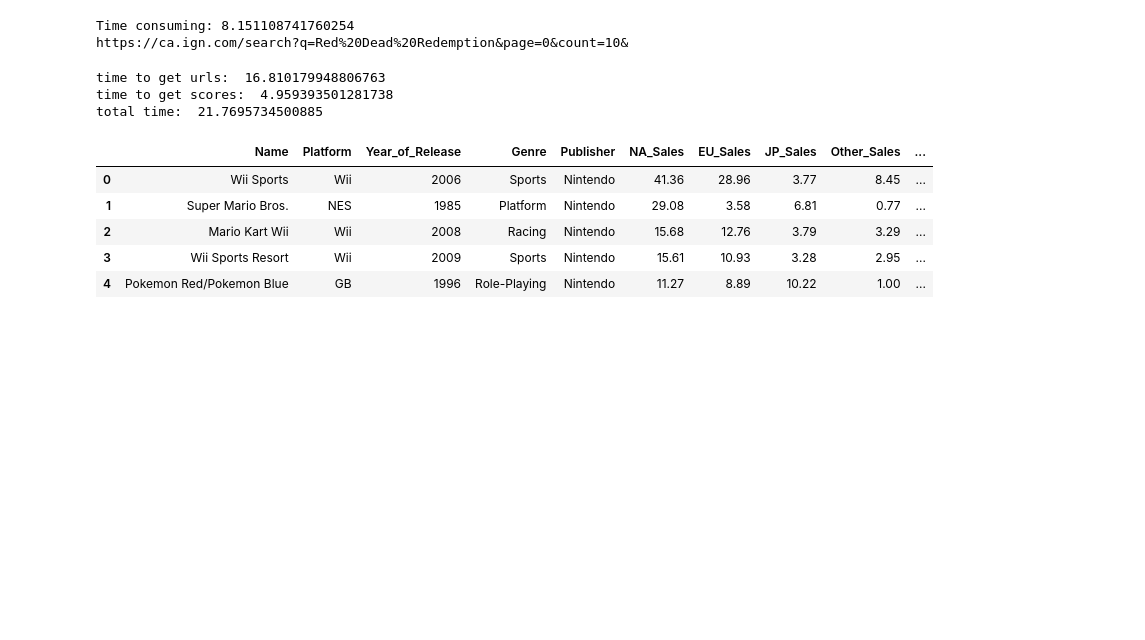
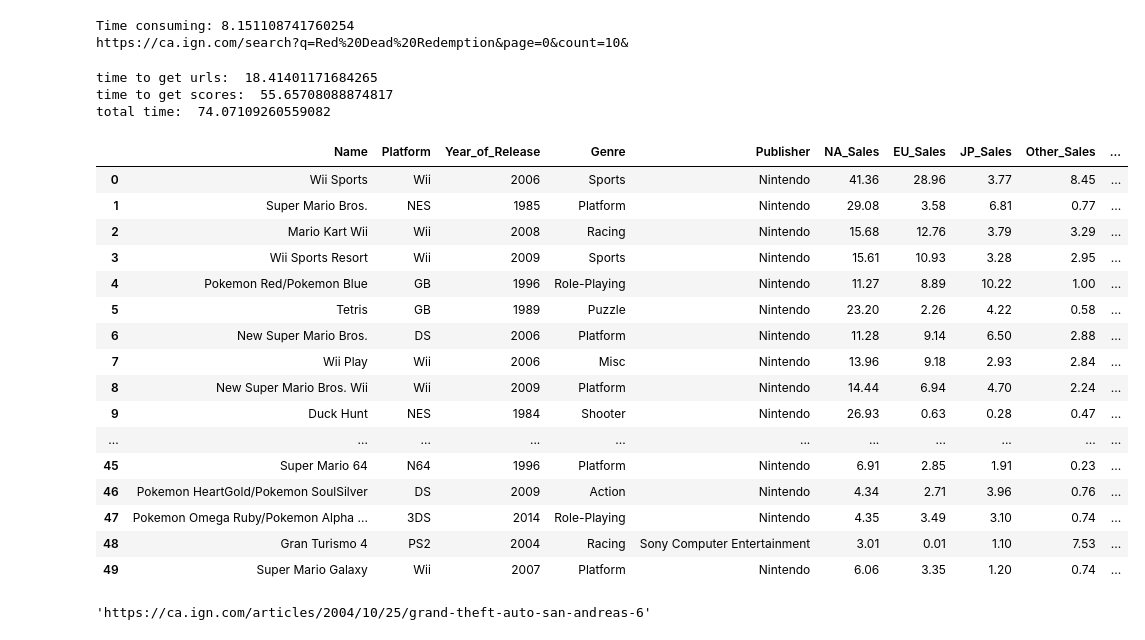
Before and after one commit to Thiagobc23/WebScraper, a Jupyter notebook: Scraper.ipynb, the cells around one changed output. Saved outputs shown, nothing was run; the diff lists cells and outputs as text; code cells hidden in the pictures; blank space fills up the shorter version.

```diff
--- a/Scraper.ipynb
+++ b/Scraper.ipynb
@@ -261,9 +261,12 @@ def getIndex(myList, search):
 
 # refine by seeking a term until your list reach the defined limit of items
 def lookup(myList, desiredSize):
-    while len(myList) > desiredSize:
-        soup = myList[getIndex(myList, '*review-score*')]
-        myList = list(soup.children)
+    try:
+        while len(myList) > desiredSize:
+            soup = myList[getIndex(myList, '*review-score*')]
+            myList = list(soup.children)
+    except:
+        myList = []
     return myList
 
 # look for attribute href in the anchors and append the found link to the webpages list
@@ -278,46 +281,67 @@ def getAttr(anchors):
 
 
 # Define the lists where the results will be saved
 scores = []
 webpages = []
 games = []
 
 # Check every url of the list created with selenium
 for url in urlList:
     # get content and refine list to 3 items
     myList = getContent(url)
     myList = lookup(myList, 3)
+    # try getting the scores, if not found record as null
+    try:
+        # get the item containing the href and list all the anchors
+        soup = myList[getIndex(myList, '*https://ca.ign.com/games/*')]
+        anchors = soup.findAll('a')
+        # get the link and the game name from the anchor and append them to their lists
+        attributes = getAttr(anchors)
+        webpages.append(attributes['webpage'])
+        games.append(attributes['game'])
 
-    # get the item containing the href and list all the anchors
-    soup = myList[getIndex(myList, '*href*')]
-    anchors = soup.findAll('a')
-    # get the link and the game name from the anchor and append them to their lists
-    attributes = getAttr(anchors)
-    webpages.append(attributes['webpage'])
-    games.append(attributes['game'])
-
-    # get the review and format it properlly
-    myList = lookup(myList, 1)
-    text = str(myList)[4:27:]
-    scores.append(text.strip())
+        # get the review and format it properlly
+        myList = lookup(myList, 1)
+        text = str(myList)[4:27:]
+        scores.append(text.strip())
+    except:
+        webpages.append('null')
+        games.append('null')
+        scores.append('null')
 
 # print performance
 t3 = time.time()
 print('time to get scores: ',t3-t2)
 print('total time: ',t3-t1)
 
 # add all lists to dataframe and display headers
 dataFrame['IGN_title'] = games
 dataFrame['IGN_source'] = webpages
 dataFrame['IGN_score'] = scores
-dataFrame.head()
+dataFrame
 # %% [output]
-time to get urls:  16.810179948806763
-time to get scores:  4.959393501281738
-total time:  21.7695734500885
+time to get urls:  18.41401171684265
+time to get scores:  55.65708088874817
+total time:  74.07109260559082
 |  | Name | Platform | Year_of_Release | Genre | Publisher | NA_Sales | EU_Sales | JP_Sales | Other_Sales | ... |
 | 0 | Wii Sports | Wii | 2006 | Sports | Nintendo | 41.36 | 28.96 | 3.77 | 8.45 | ... |
 | 1 | Super Mario Bros. | NES | 1985 | Platform | Nintendo | 29.08 | 3.58 | 6.81 | 0.77 | ... |
 | 2 | Mario Kart Wii | Wii | 2008 | Racing | Nintendo | 15.68 | 12.76 | 3.79 | 3.29 | ... |
 | 3 | Wii Sports Resort | Wii | 2009 | Sports | Nintendo | 15.61 | 10.93 | 3.28 | 2.95 | ... |
 | 4 | Pokemon Red/Pokemon Blue | GB | 1996 | Role-Playing | Nintendo | 11.27 | 8.89 | 10.22 | 1.00 | ... |
+| 5 | Tetris | GB | 1989 | Puzzle | Nintendo | 23.20 | 2.26 | 4.22 | 0.58 | ... |
+| 6 | New Super Mario Bros. | DS | 2006 | Platform | Nintendo | 11.28 | 9.14 | 6.50 | 2.88 | ... |
+| 7 | Wii Play | Wii | 2006 | Misc | Nintendo | 13.96 | 9.18 | 2.93 | 2.84 | ... |
+| 8 | New Super Mario Bros. Wii | Wii | 2009 | Platform | Nintendo | 14.44 | 6.94 | 4.70 | 2.24 | ... |
+| 9 | Duck Hunt | NES | 1984 | Shooter | Nintendo | 26.93 | 0.63 | 0.28 | 0.47 | ... |
+| ... | ... | ... | ... | ... | ... | ... | ... | ... | ... | ... |
+| 45 | Super Mario 64 | N64 | 1996 | Platform | Nintendo | 6.91 | 2.85 | 1.91 | 0.23 | ... |
+| 46 | Pokemon HeartGold/Pokemon SoulSilver | DS | 2009 | Action | Nintendo | 4.34 | 2.71 | 3.96 | 0.76 | ... |
+| 47 | Pokemon Omega Ruby/Pokemon Alpha ... | 3DS | 2014 | Role-Playing | Nintendo | 4.35 | 3.49 | 3.10 | 0.74 | ... |
+| 48 | Gran Turismo 4 | PS2 | 2004 | Racing | Sony Computer Entertainment | 3.01 | 0.01 | 1.10 | 7.53 | ... |
+| 49 | Super Mario Galaxy | Wii | 2007 | Platform | Nintendo | 6.06 | 3.35 | 1.20 | 0.74 | ... |
+# %%
+dataFrame[['Name','IGN_title','IGN_source']]
+dataFrame['IGN_source'][17]
+# %% [output]
+'https://ca.ign.com/articles/2004/10/25/grand-theft-auto-san-andreas-6'
```
Also changed, not shown: parts of 4 cells of this notebook.
